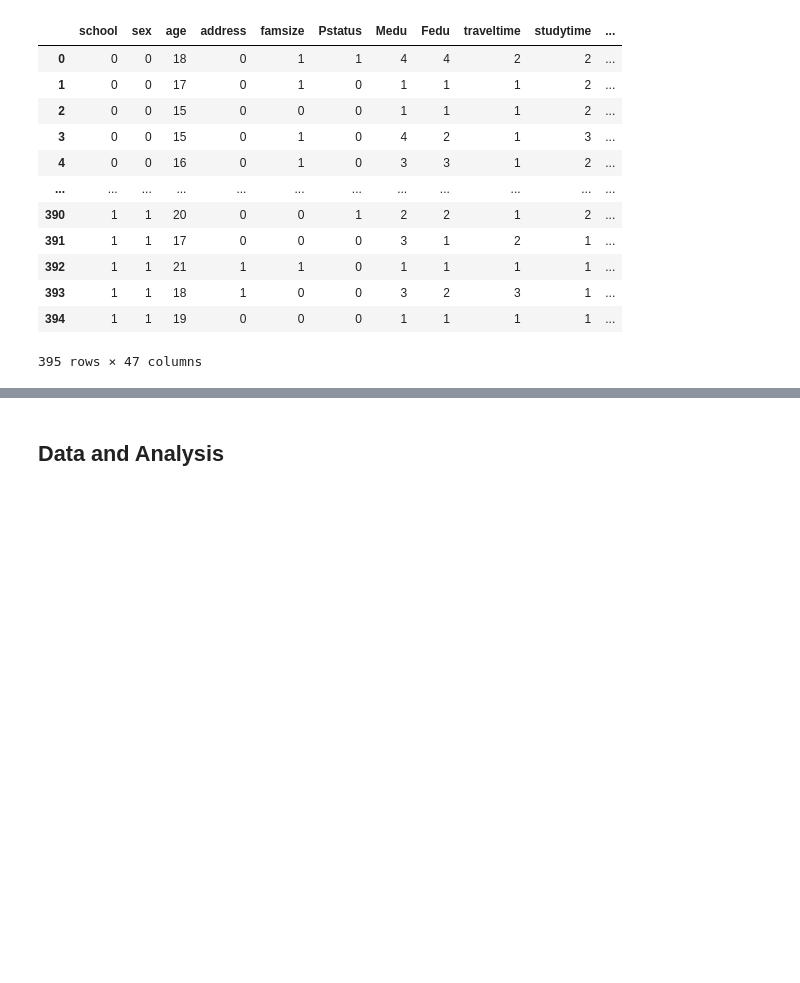
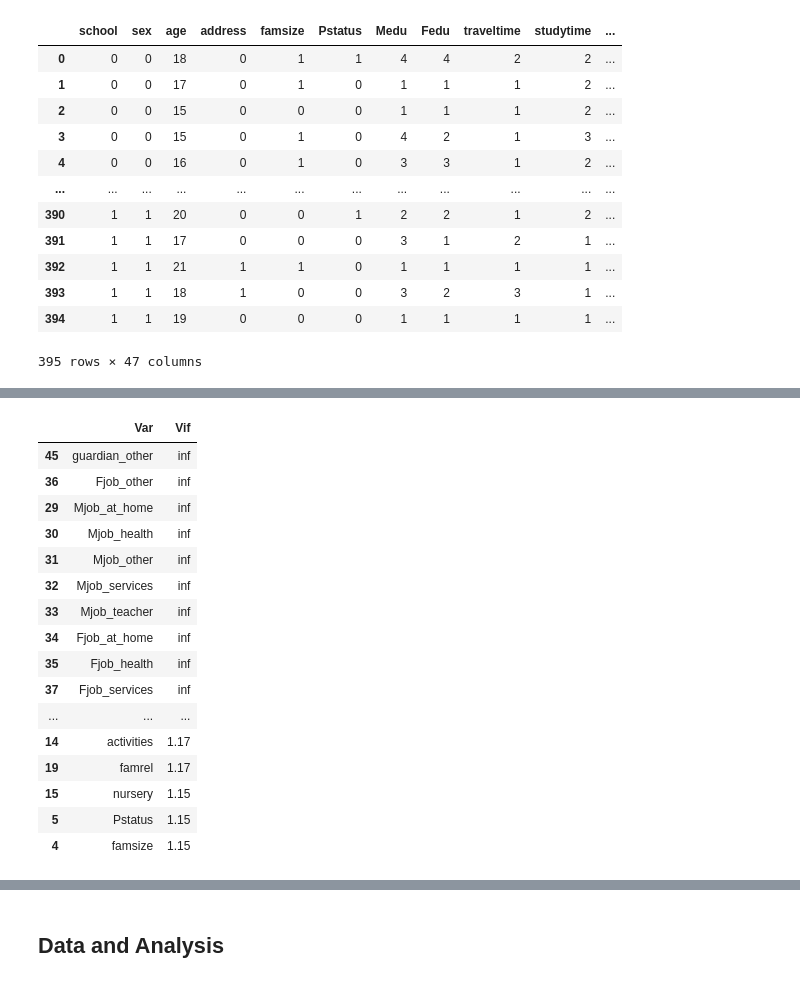
Before and after one commit to renzovirtucio/CS-180-Machine-Problem, a Jupyter notebook: Cruel, Nathan and Virtucio, Renzo - CS 180 Machine Problem.ipynb, the cells around one changed output, grey strips where cells are left out. Cells and saved outputs as stored; diff of their text form; code cells hidden in the pictures; blank space fills up the shorter version.

```diff
--- a/Cruel, Nathan and Virtucio, Renzo - CS 180 Machine Problem.ipynb
+++ b/Cruel, Nathan and Virtucio, Renzo - CS 180 Machine Problem.ipynb
@@ -148,0 +116,34 @@ PermissionError: [Errno 13] Permission denied: 'student_math3.pdf'
+# %%
+# Compute for the Variance Inflation Factor of each variable to identify
+# multicollinearity
+def calculate_vif(data):
+    vif_df = pd.DataFrame(columns = ['Var', 'Vif'])
+    x_var_names = data.columns
+    for i in range(0, x_var_names.shape[0]):
+        y = data[x_var_names[i]]
+        x = data[x_var_names.drop([x_var_names[i]])]
+        r_squared = sm.OLS(y,x).fit().rsquared
+        vif = round(1/(1-r_squared),2)
+        vif_df.loc[i] = [x_var_names[i], vif]
+    return vif_df.sort_values(by = 'Vif', axis = 0, ascending=False, inplace=False)
+
+# Observe that some variables have a very large VIF, signalling multicollinearity
+calculate_vif(X)
+# %% [output]
+|  | Var | Vif |
+| 45 | guardian_other | inf |
+| 36 | Fjob_other | inf |
+| 29 | Mjob_at_home | inf |
+| 30 | Mjob_health | inf |
+| 31 | Mjob_other | inf |
+| 32 | Mjob_services | inf |
+| 33 | Mjob_teacher | inf |
+| 34 | Fjob_at_home | inf |
+| 35 | Fjob_health | inf |
+| 37 | Fjob_services | inf |
+| ... | ... | ... |
+| 14 | activities | 1.17 |
+| 19 | famrel | 1.17 |
+| 15 | nursery | 1.15 |
+| 5 | Pstatus | 1.15 |
+| 4 | famsize | 1.15 |
```
Also changed, not shown: parts of 13 cells of this notebook.
